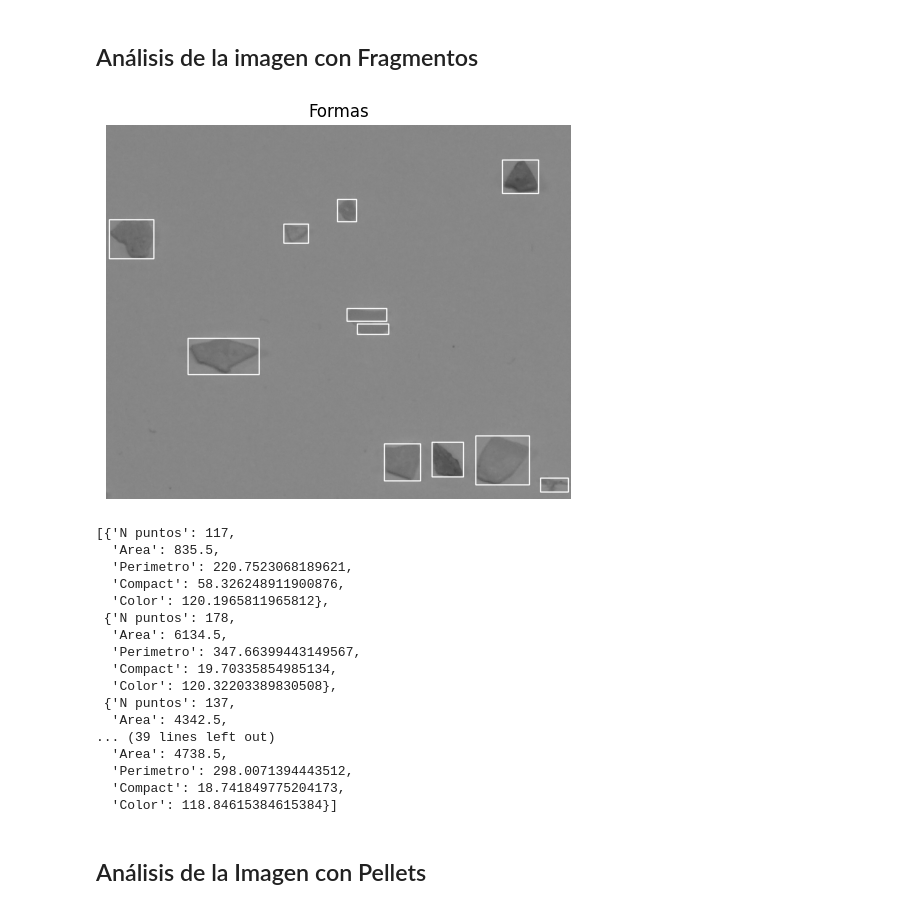
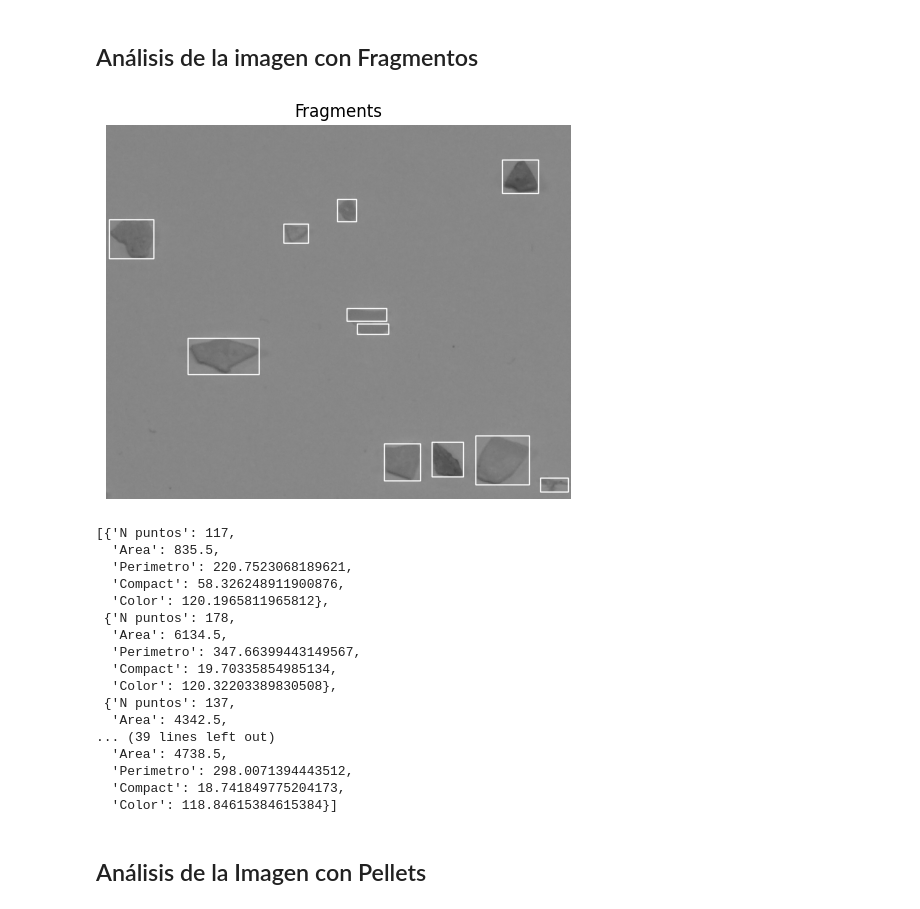
Before and after one commit to Kilamper/Vision-por-Computador, a Jupyter notebook: Práctica 3/VC_P3_G1.ipynb, the cells around one changed output. Cells and saved outputs as stored; diff of their text form; code cells hidden in the pictures.

```diff
--- a/Práctica 3/VC_P3_G1.ipynb
+++ b/Práctica 3/VC_P3_G1.ipynb
@@ -131,7 +206,7 @@ Si no se quedan satisfechos con la segmentación obtenida, es el mundo real, tam
 # %% [markdown]
 ## Análisis de la imagen
 # %%
-def find_countour_characteristics_test(img):
+def find_countour_characteristics_test(img, title):
     # Localiza contornos
     img = cv2.cvtColor(img, cv2.COLOR_BGR2GRAY)
     th,img_th = cv2.threshold(img,0,255,cv2.THRESH_BINARY_INV+cv2.THRESH_OTSU)
@@ -168,7 +243,7 @@ def find_countour_characteristics_test(img):
     # Visualiza la imagen
     plt.figure(figsize=(6, 6))
     plt.imshow(cv2.cvtColor(img, cv2.COLOR_GRAY2RGB))
-    plt.title("Formas")
+    plt.title(title)
     plt.axis('off')
     plt.show()
     return characteristics
@@ -176,9 +251,9 @@ def find_countour_characteristics_test(img):
 ## Análisis de la imagen con Fragmentos
 # %%
 img = cv2.imread('Material P3/FRA.png')
-find_countour_characteristics_test(img)
+find_countour_characteristics_test(img, "Fragments")
 # %% [output]
-[figure, old version]
+[figure, new version]
 [{'N puntos': 117,
   'Area': 835.5,
   'Perimetro': 220.7523068189621,
```
Also changed, not shown: parts of 8 cells of this notebook.
